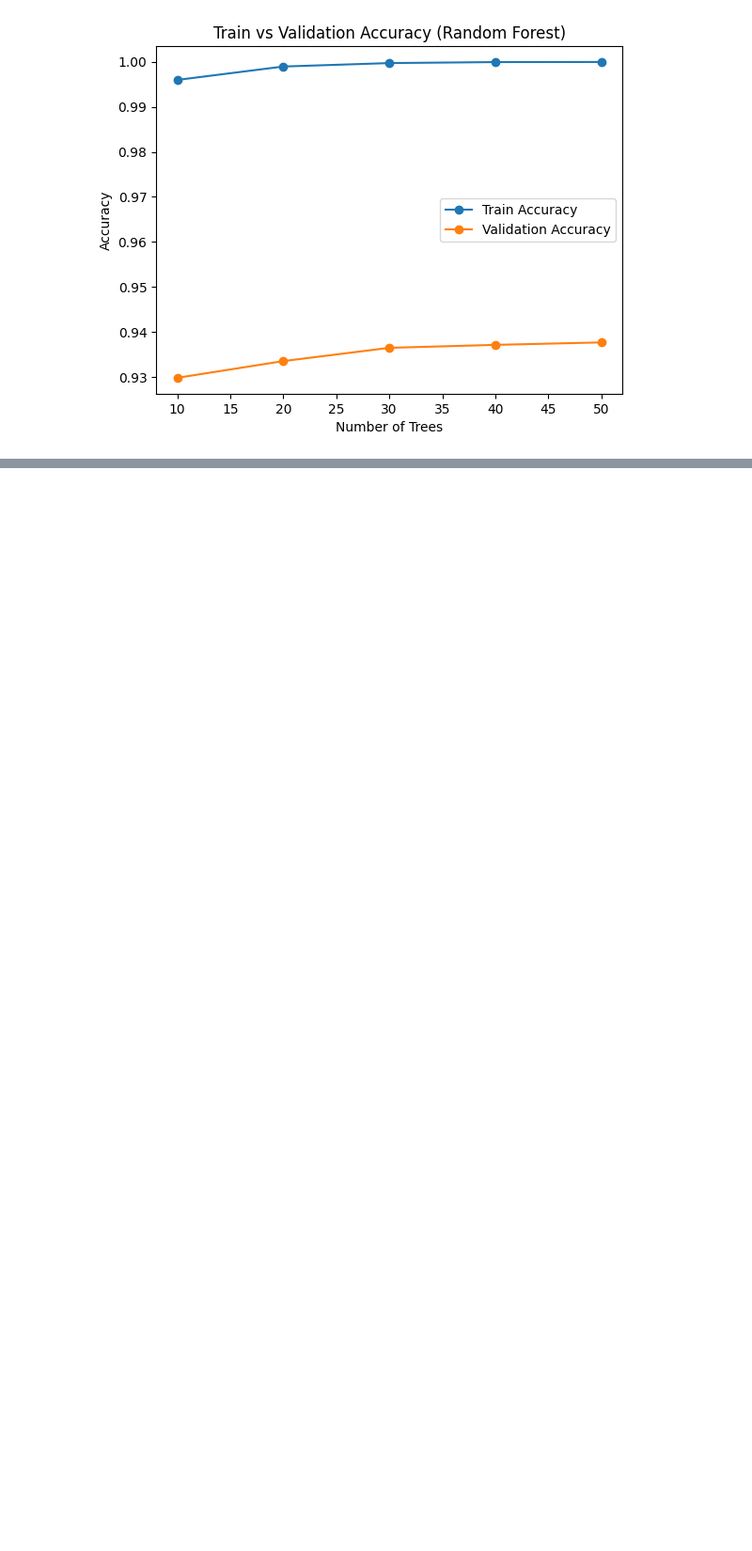
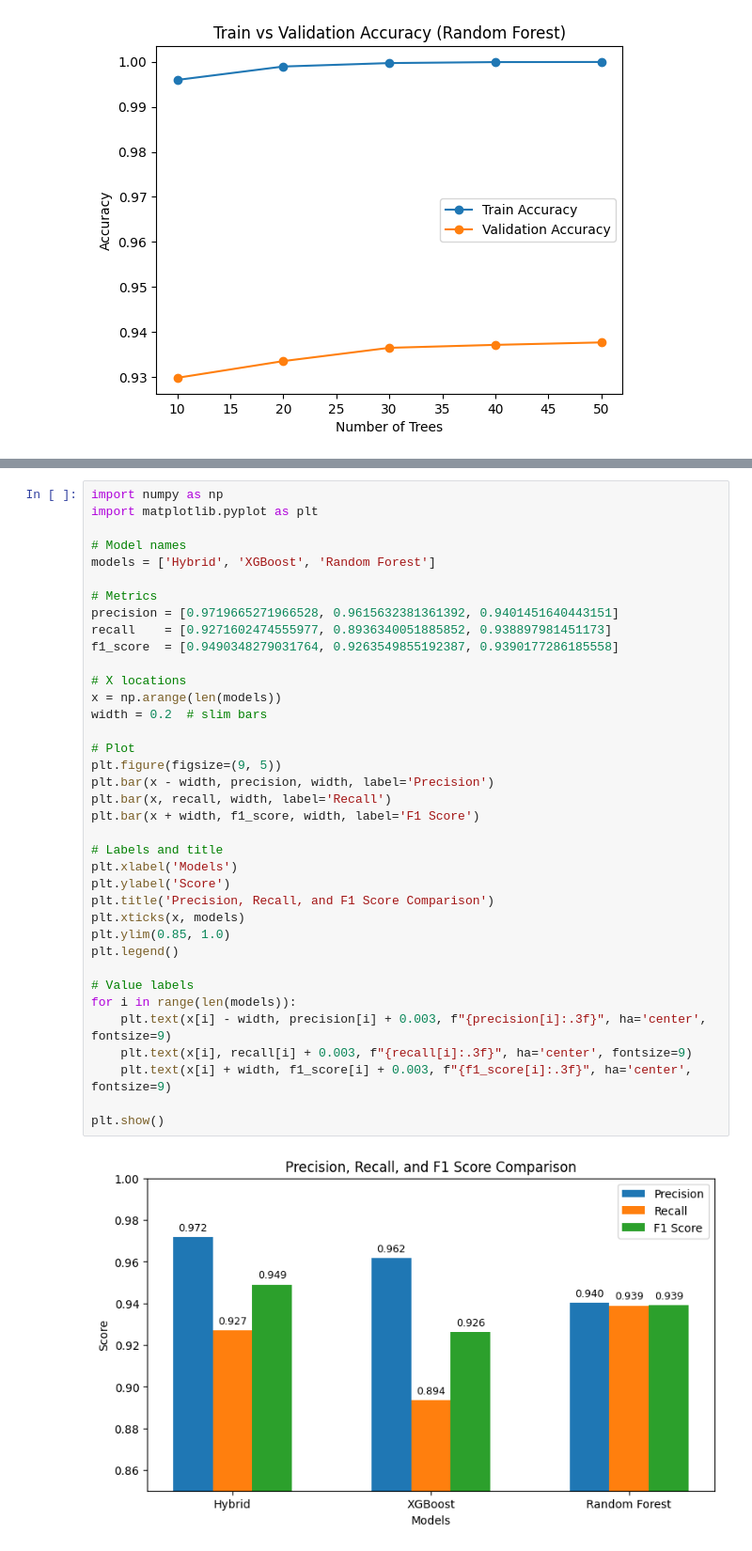
Before and after one commit to surya211099/DetectingPhishingEmail, a Jupyter notebook: DetectPhishingMail.ipynb, the cells around one changed output, grey strips where cells are left out. Shown at 94% size. Cells and saved outputs as stored; diff of their text form; blank space fills up the shorter version.

```diff
--- a/DetectPhishingMail.ipynb
+++ b/DetectPhishingMail.ipynb
@@ -938,0 +968,39 @@ plt.show()
+# %%
+import numpy as np
+import matplotlib.pyplot as plt
+
+# Model names
+models = ['Hybrid', 'XGBoost', 'Random Forest']
+
+# Metrics
+precision = [0.9719665271966528, 0.9615632381361392, 0.9401451640443151]
+recall    = [0.9271602474555977, 0.8936340051885852, 0.938897981451173]
+f1_score  = [0.9490348279031764, 0.9263549855192387, 0.9390177286185558]
+
+# X locations
+x = np.arange(len(models))
+width = 0.2  # slim bars
+
+# Plot
+plt.figure(figsize=(9, 5))
+plt.bar(x - width, precision, width, label='Precision')
+plt.bar(x, recall, width, label='Recall')
+plt.bar(x + width, f1_score, width, label='F1 Score')
+
+# Labels and title
+plt.xlabel('Models')
+plt.ylabel('Score')
+plt.title('Precision, Recall, and F1 Score Comparison')
+plt.xticks(x, models)
+plt.ylim(0.85, 1.0)
+plt.legend()
+
+# Value labels
+for i in range(len(models)):
+    plt.text(x[i] - width, precision[i] + 0.003, f"{precision[i]:.3f}", ha='center', fontsize=9)
+    plt.text(x[i], recall[i] + 0.003, f"{recall[i]:.3f}", ha='center', fontsize=9)
+    plt.text(x[i] + width, f1_score[i] + 0.003, f"{f1_score[i]:.3f}", ha='center', fontsize=9)
+
+plt.show()
+# %% [output]
+[figure, added]
```
Also changed, not shown: parts of 1 cell of this notebook.
